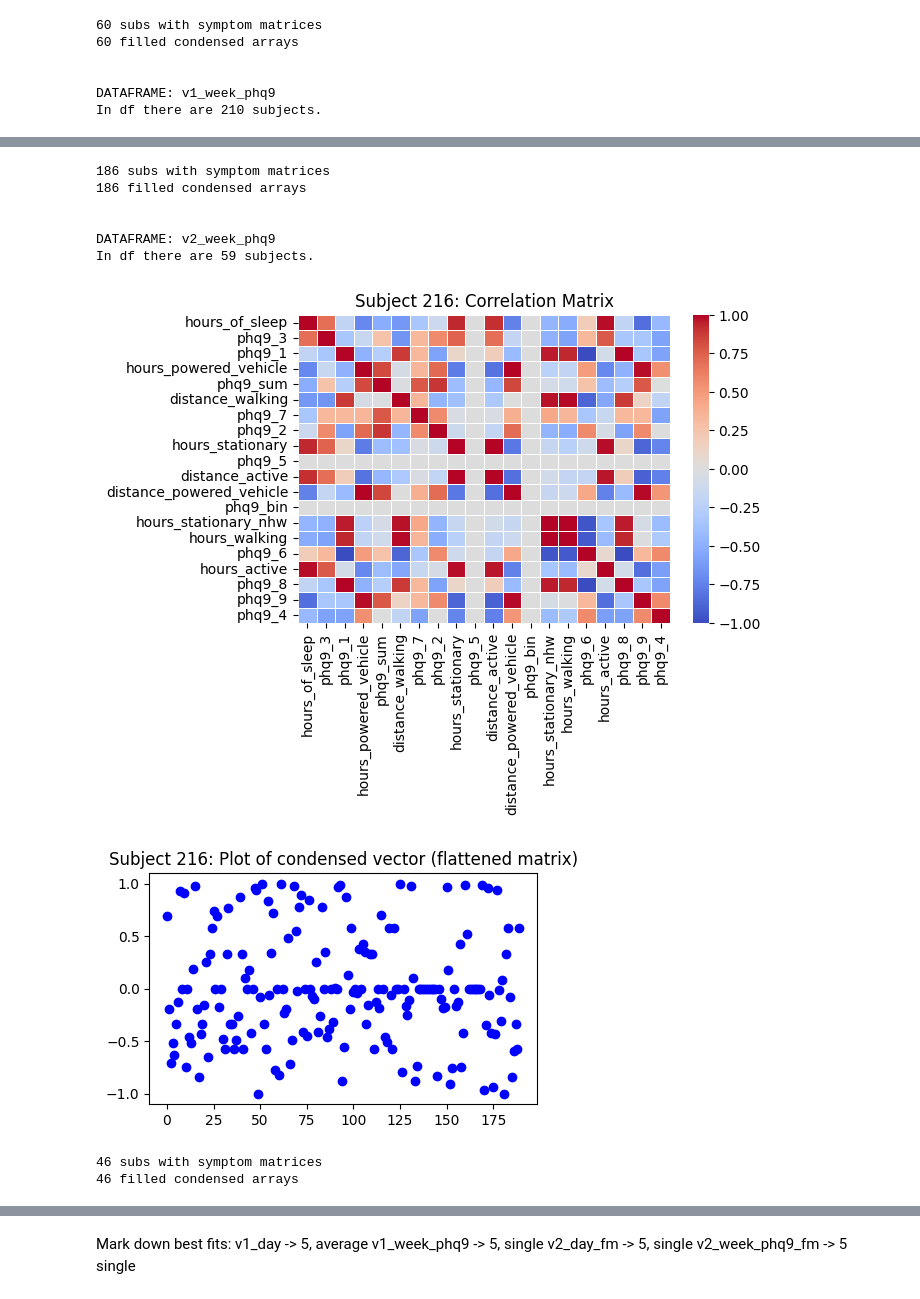
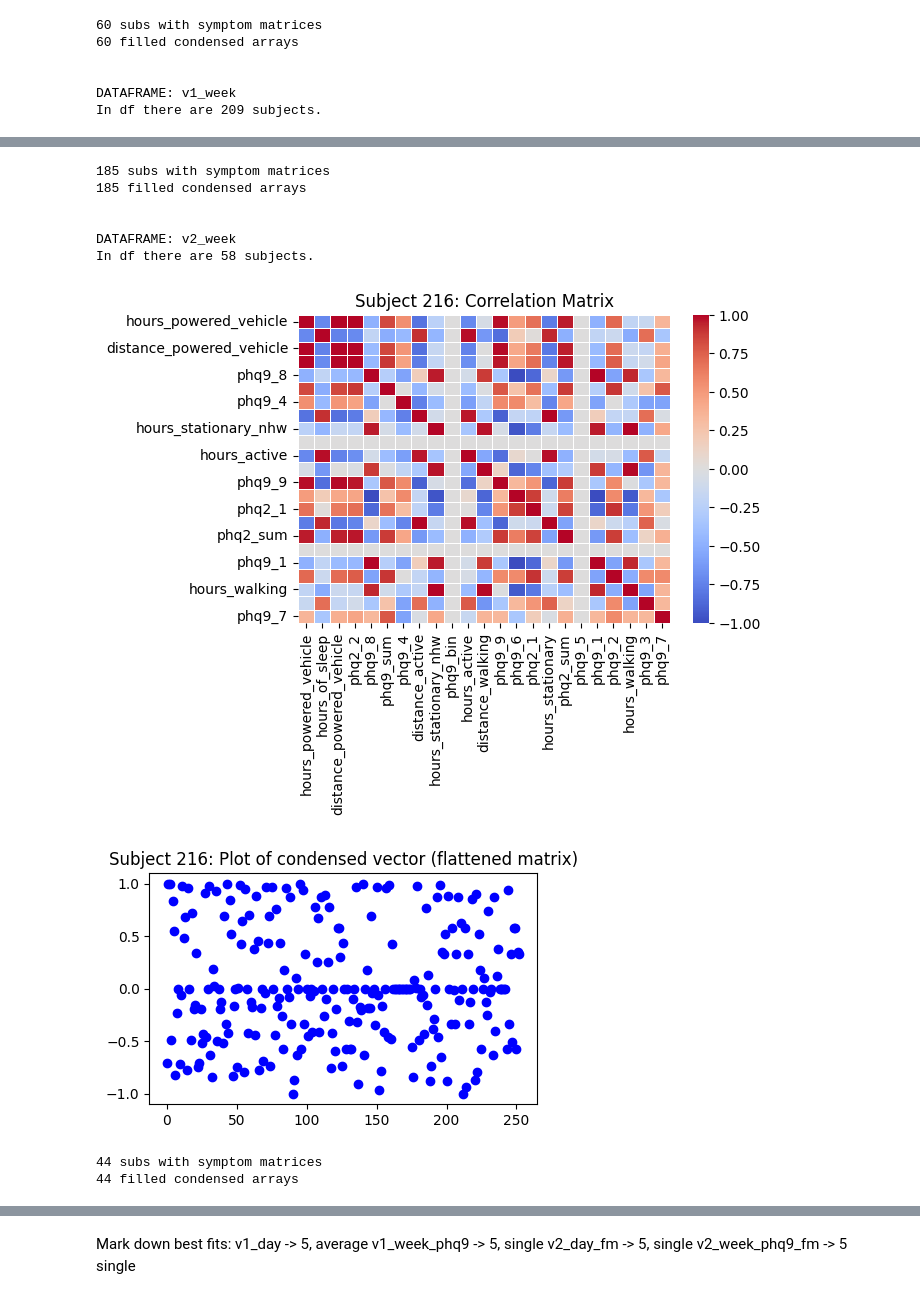
Before and after one commit to kaleyjoss/smartphone_sensor_predictive_modeling, a Jupyter notebook: notebooks/02_feature_pca.ipynb, the cells around one changed output, grey strips where cells are left out. Drawn from its saved outputs; the diff is of its cells as text; code cells hidden in the pictures.

```diff
--- a/notebooks/02_feature_pca.ipynb
+++ b/notebooks/02_feature_pca.ipynb
@@ -102,7 +33,0 @@ Install h5py to use hdf5 features: http://docs.h5py.org/
-# %%
-############## Plot-- how many weeks/days does each participant have #############
-for name, df in dfs_scaled.items():
-    if 'day' in name:
-        vis.plot_participants_per_time(df, time_period='day', title=name)
-    elif 'week' in name:
-        vis.plot_participants_per_time(df, time_period='week', title=name)
@@ -116,14 +36,14 @@ for name, df in dfs_scaled.items():
 symptom_matrices_df_dict = {}
 flattened_matrices_df_dict = {}
 demographic_vars = ['gender','education','race','age']                # covariates
-id_vars = ['participant_id','num_id','dt','week','day']                              # vv define to_modify as all the other columns to do regression on
 
 
 # Create dicts of all subjects' correlation matrices
-for name, df in dfs_scaled.items():
+for name in df_names:
+    df_scaled = pd.read_csv(os.path.join(brighten_dir, f'{name}_scaled.csv'))
     print(f'\n\nDATAFRAME: {name}')
-    ignore_cols = demographic_vars + id_vars
-    symptom_matrix_dict, flattened_matrix_dict = fs.make_symptom_matrices(df, ignore_cols, num_to_plot=1)
+    ignore_cols = demographic_vars + id_columns
+    symptom_matrix_dict, flattened_matrix_dict = fs.make_symptom_matrices(df_scaled, ignore_cols, num_to_plot=1)
     symptom_matrices_df_dict[name] = symptom_matrix_dict
     flattened_matrices_df_dict[name] = flattened_matrix_dict
 # %% [output]
@@ -143,5 +63,5 @@ In df there are 64 subjects.
 60 filled condensed arrays
 
 
-DATAFRAME: v1_week_phq9
-In df there are 210 subjects.
+DATAFRAME: v1_week
+In df there are 209 subjects.
@@ -150,13 +70,13 @@ In df there are 210 subjects.
-186 subs with symptom matrices
-186 filled condensed arrays
+185 subs with symptom matrices
+185 filled condensed arrays
 
 
-DATAFRAME: v2_week_phq9
-In df there are 59 subjects.
+DATAFRAME: v2_week
+In df there are 58 subjects.
-[figure, old version]
+[figure, new version]
-[figure, old version]
+[figure, new version]
-46 subs with symptom matrices
-46 filled condensed arrays
+44 subs with symptom matrices
+44 filled condensed arrays
 # %%
 ############### Plot individual networks of symptom matrices #################
 
```
Also changed, not shown: parts of 10 cells of this notebook, 14 other files.
